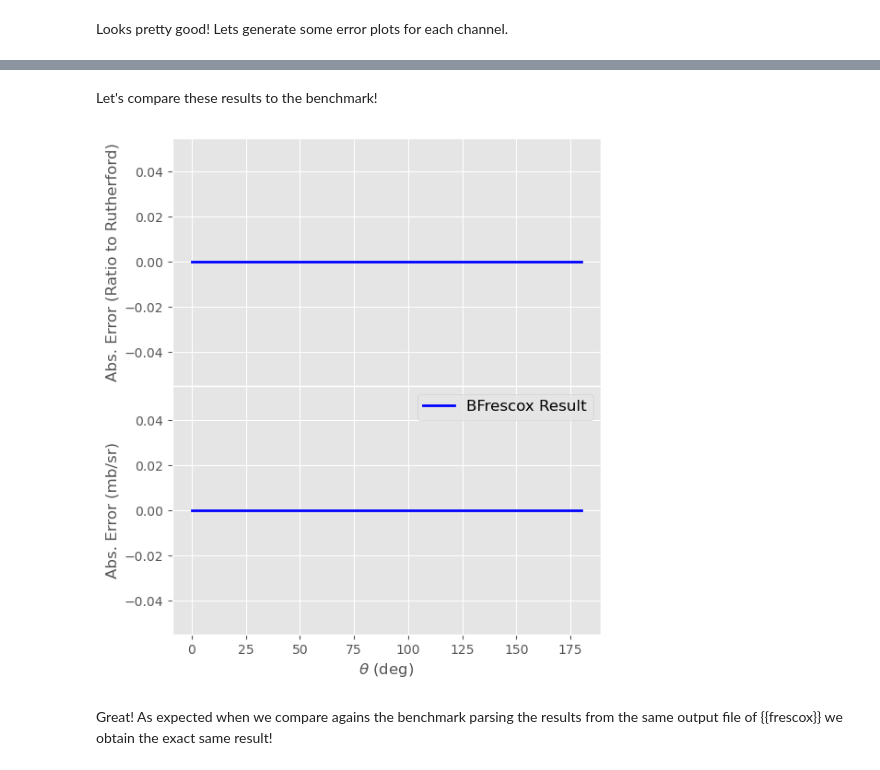
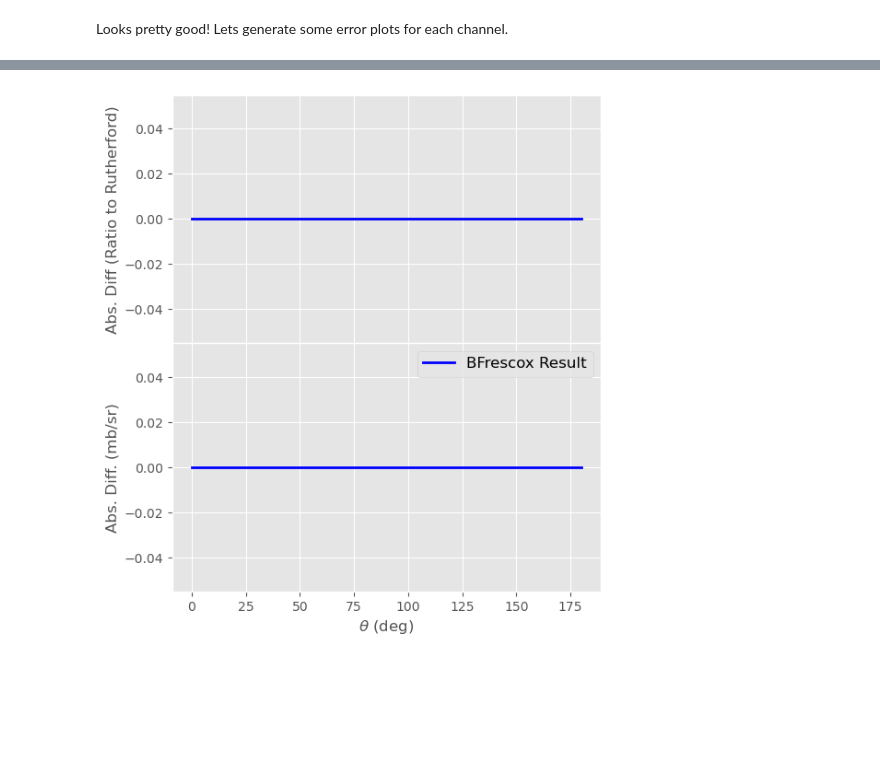
Before and after one commit to bandframework/Bfrescox, a Jupyter notebook: book/notebooks/inelastic_from_template_example.ipynb, the cells around one changed output, grey strips where cells are left out. Cells and saved outputs as stored; diff of their text form; code cells hidden in the pictures; blank space fills up the shorter version.

Commit message:
hid some cells and inputs from all notebooks, removed parsing from stdout from inelastic template

```diff
--- a/book/notebooks/inelastic_from_template_example.ipynb
+++ b/book/notebooks/inelastic_from_template_example.ipynb
@@ -335,38 +351,3 @@ plt.show()
 [figure]
 # %% [markdown]
 Looks pretty good! Lets generate some error plots for each channel.
-# %%
-# load the cross section values to benchmark the inelastic and elastic results
-elastic_expected = expected["channel_1"]["sigma"].to_numpy()
-inelastic_expected = expected["channel_2"]["sigma"].to_numpy()
-
-regularization_factor = 1e-8
-
-# Create figure and axes that share all axes
-fig, (ax1, ax2) = plt.subplots(
-    2, 1, figsize=(6, 7),
-    sharex=True, sharey=False
-)
-plt.subplots_adjust(hspace=0)  # remove gap
-
-# Global font size settings for ticks
-for ax in (ax1, ax2):
-    ax.tick_params(axis='both', which='major', labelsize=TICK_FONTSIZE)  # increase tick font size
-    ax.tick_params(axis='both', which='minor', labelsize=TICK_FONTSIZE)  # optional minor tick size
-
-
-ax1.plot(angles, np.abs(elastic_r2r-elastic_expected) + regularization_factor, lw=LINEWIDTH, color='blue')
-ax1.set_yscale('log')
-ax1.set_ylabel(r"Abs. Error (Ratio to Rutherford)", fontsize=FONTSIZE)
-
-
-ax2.plot(angles, np.abs(inelastic_mb_sr-inelastic_expected) + regularization_factor, lw=LINEWIDTH, color='blue', label='BFrescox Result')
-ax2.set_yscale('log')
-ax2.set_ylabel(r"Abs. Error (mb/sr)", fontsize=FONTSIZE)
-ax2.set_xlabel(r"$\theta$ (deg)", fontsize=FONTSIZE)
-ax1.text(50.0, 1e-4, r"$E_{lab} = 100$ MeV",
-        fontsize=FONTSIZE, color='black')
-
-plt.legend(fontsize=FONTSIZE)
-
-plt.show()
@@ -399,40 +354,36 @@ display(results["channel_2"].head()) # inelastic channel
-# %% [markdown]
-Let's compare these results to the benchmark!
 # %%
 # load the cross section values to benchmark the inelastic and elastic results
 elastic_from_fort = results["channel_1"]["sigma"].to_numpy()
 inelastic_from_fort = results["channel_2"]["sigma"].to_numpy()
 
 
 # Create figure and axes that share all axes
 fig, (ax1, ax2) = plt.subplots(
     2, 1, figsize=(6, 7),
     sharex=True, sharey=False
 )
 plt.subplots_adjust(hspace=0)  # remove gap
 
 # Global font size settings for ticks
 for ax in (ax1, ax2):
     ax.tick_params(axis='both', which='major', labelsize=TICK_FONTSIZE)  # increase tick font size
     ax.tick_params(axis='both', which='minor', labelsize=TICK_FONTSIZE)  # optional minor tick size
 
 
 ax1.plot(angles, np.abs(elastic_from_fort-elastic_expected), lw=LINEWIDTH, color='blue')
 #ax1.set_yscale('log')
-ax1.set_ylabel(r"Abs. Error (Ratio to Rutherford)", fontsize=FONTSIZE)
+ax1.set_ylabel(r"Abs. Diff (Ratio to Rutherford)", fontsize=FONTSIZE)
 
 
 ax2.plot(angles, np.abs(inelastic_from_fort-inelastic_expected), lw=LINEWIDTH, color='blue', label='BFrescox Result')
 #ax2.set_yscale('log')
-ax2.set_ylabel(r"Abs. Error (mb/sr)", fontsize=FONTSIZE)
+ax2.set_ylabel(r"Abs. Diff. (mb/sr)", fontsize=FONTSIZE)
 ax2.set_xlabel(r"$\theta$ (deg)", fontsize=FONTSIZE)
 # ax1.text(50.0, 1e-4, r"$E_{lab} = 100$ MeV",
 #         fontsize=FONTSIZE, color='black')
 
 plt.legend(fontsize=FONTSIZE)
 
 plt.show()
 # %% [output]
-[figure, old version]
+[figure, new version]
-# %% [markdown]
-Great! As expected when we compare agains the benchmark parsing the results from the same output file of {{frescox}} we obtain the exact same result!
```
Also changed, not shown: parts of 11 cells of this notebook, 3 other files.
